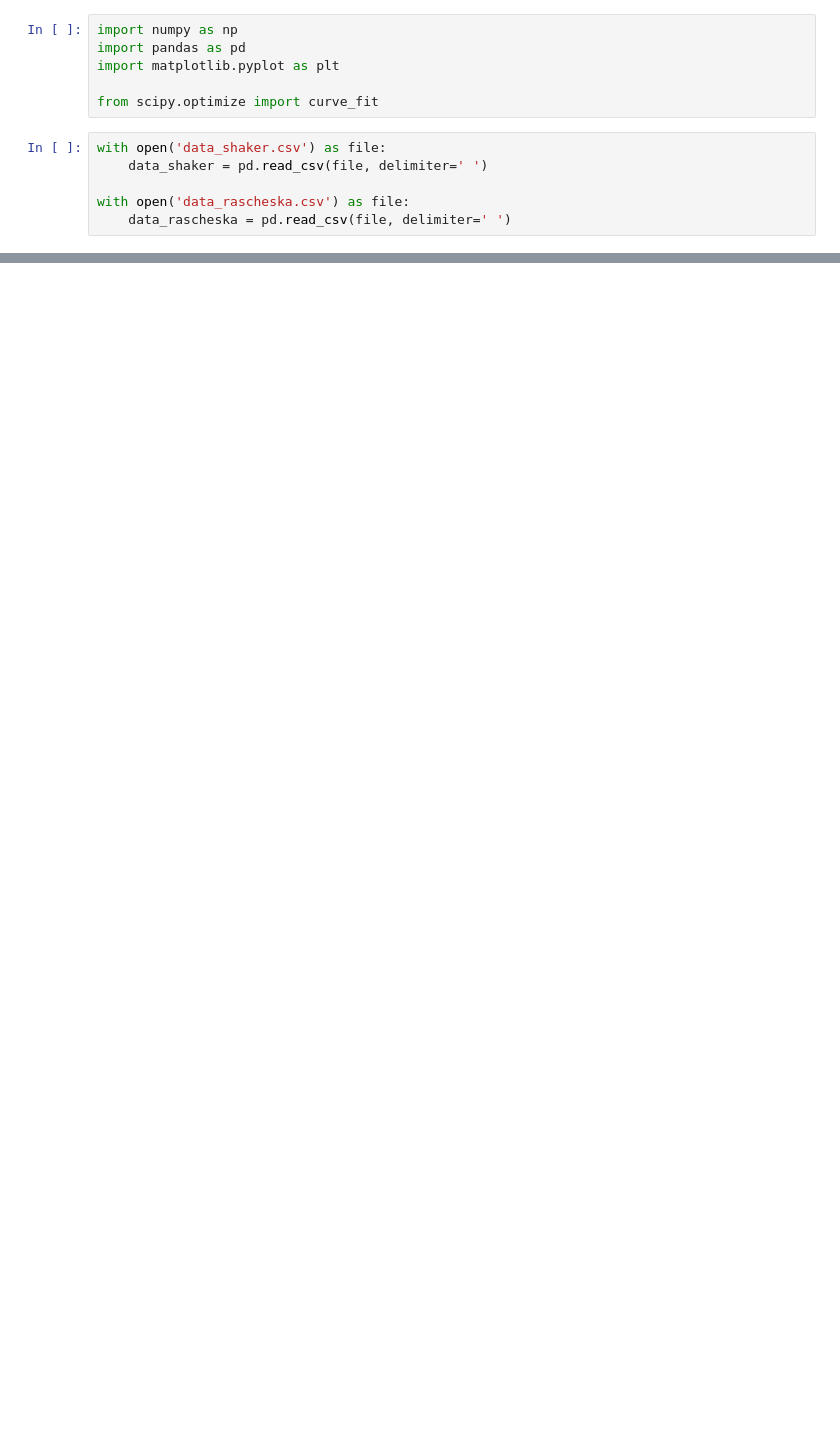
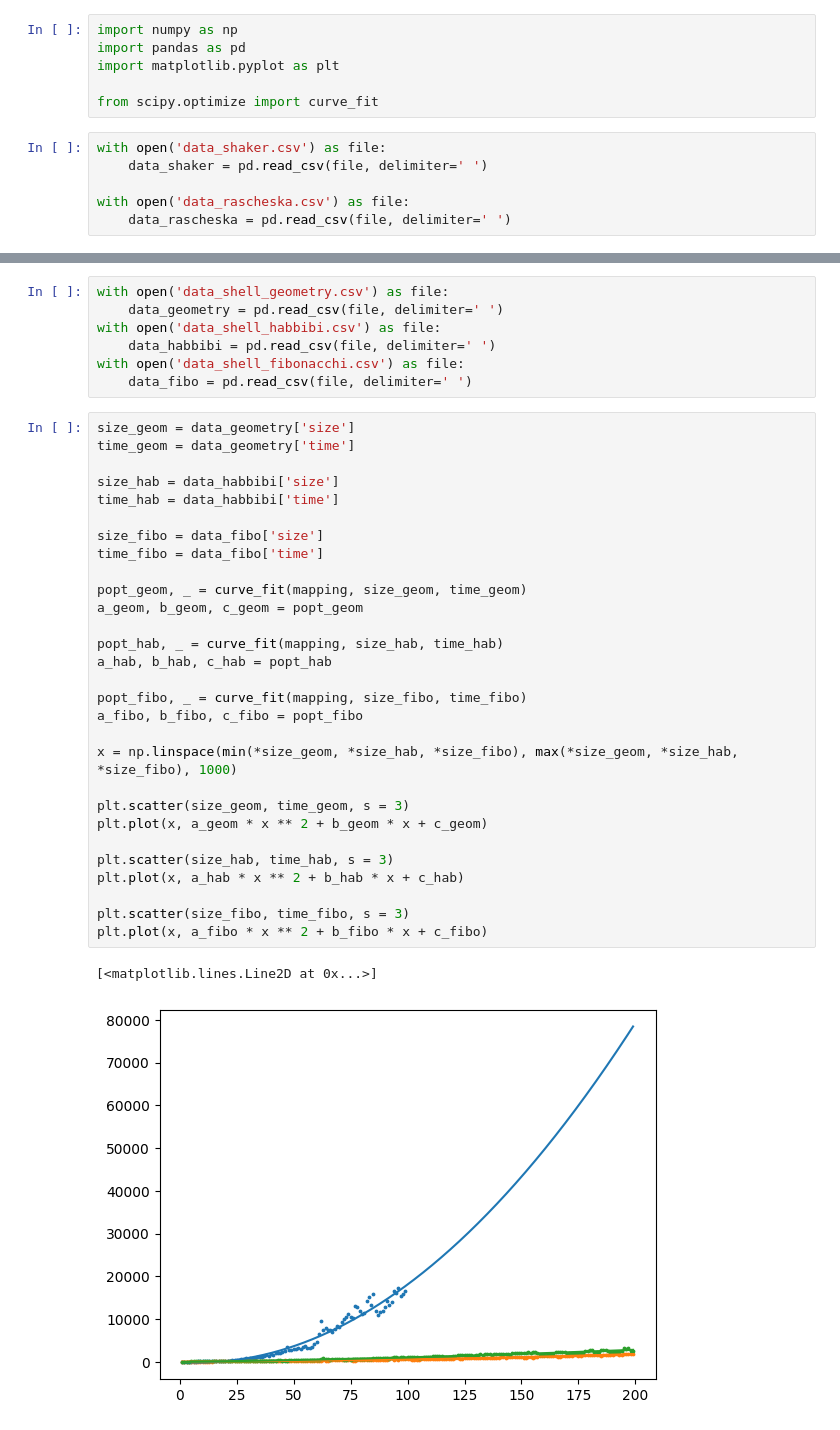
Before and after one commit to phystech-lunev-da/programming-semestr2, a Jupyter notebook: lab2/task1/Graphic.ipynb, the cells around one changed output, grey strips where cells are left out. Drawn from its saved outputs; the diff is of its cells as text; blank space fills up the shorter version.

```diff
--- a/lab2/task1/Graphic.ipynb
+++ b/lab2/task1/Graphic.ipynb
@@ -38,0 +39,39 @@ plt.plot(x, mapping(x, a2, b2, c2))
+# %%
+with open('data_shell_geometry.csv') as file:
+    data_geometry = pd.read_csv(file, delimiter=' ')
+with open('data_shell_habbibi.csv') as file:
+    data_habbibi = pd.read_csv(file, delimiter=' ')
+with open('data_shell_fibonacchi.csv') as file:
+    data_fibo = pd.read_csv(file, delimiter=' ')
+# %%
+size_geom = data_geometry['size']
+time_geom = data_geometry['time']
+
+size_hab = data_habbibi['size']
+time_hab = data_habbibi['time']
+
+size_fibo = data_fibo['size']
+time_fibo = data_fibo['time']
+
+popt_geom, _ = curve_fit(mapping, size_geom, time_geom)
+a_geom, b_geom, c_geom = popt_geom
+
+popt_hab, _ = curve_fit(mapping, size_hab, time_hab)
+a_hab, b_hab, c_hab = popt_hab
+
+popt_fibo, _ = curve_fit(mapping, size_fibo, time_fibo)
+a_fibo, b_fibo, c_fibo = popt_fibo
+
+x = np.linspace(min(*size_geom, *size_hab, *size_fibo), max(*size_geom, *size_hab, *size_fibo), 1000)
+
+plt.scatter(size_geom, time_geom, s = 3)
+plt.plot(x, a_geom * x ** 2 + b_geom * x + c_geom)
+
+plt.scatter(size_hab, time_hab, s = 3)
+plt.plot(x, a_hab * x ** 2 + b_hab * x + c_hab)
+
+plt.scatter(size_fibo, time_fibo, s = 3)
+plt.plot(x, a_fibo * x ** 2 + b_fibo * x + c_fibo)
+# %% [output]
+[<matplotlib.lines.Line2D at 0x...>]
+[figure, added]
```
Also changed, not shown: parts of 1 cell of this notebook, 11 other files.
